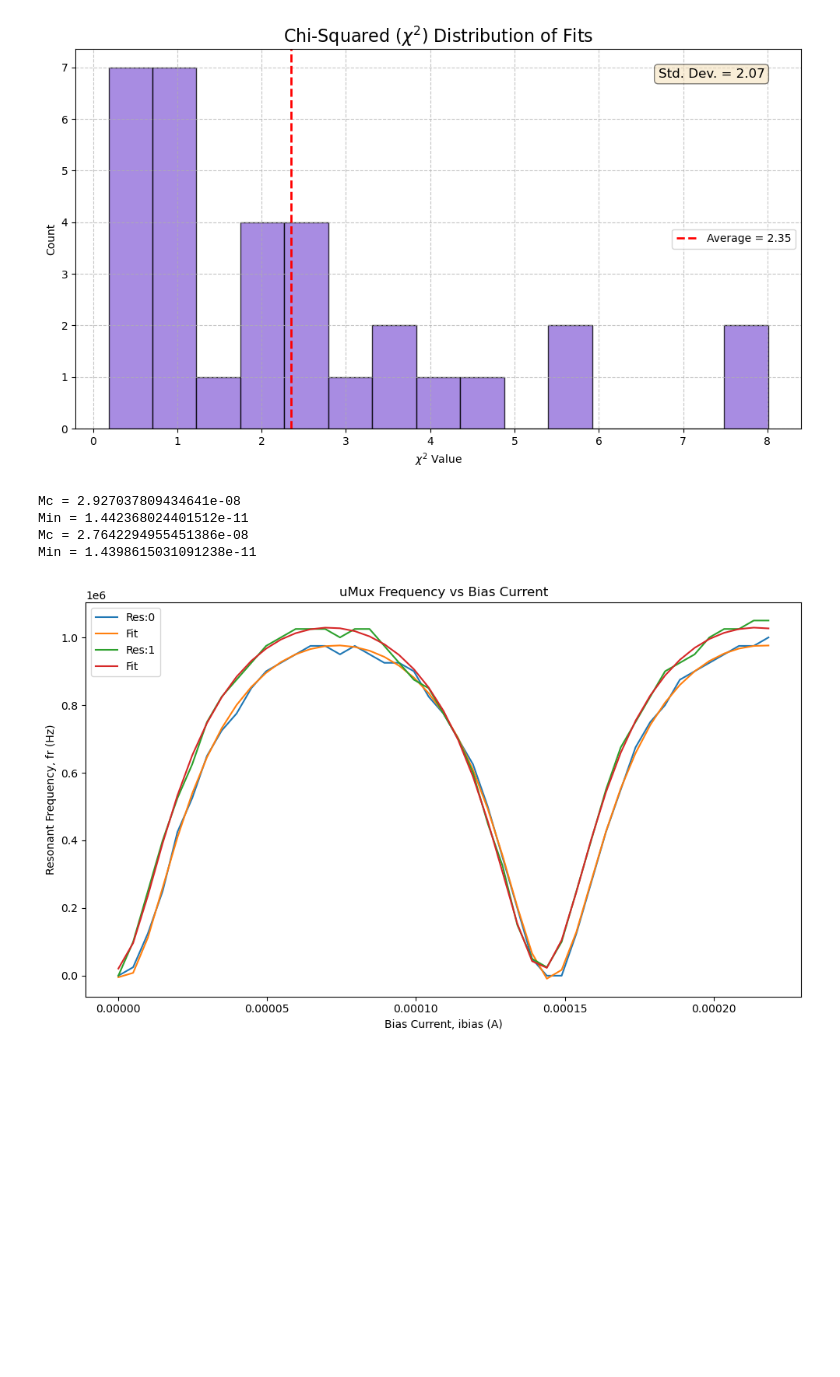
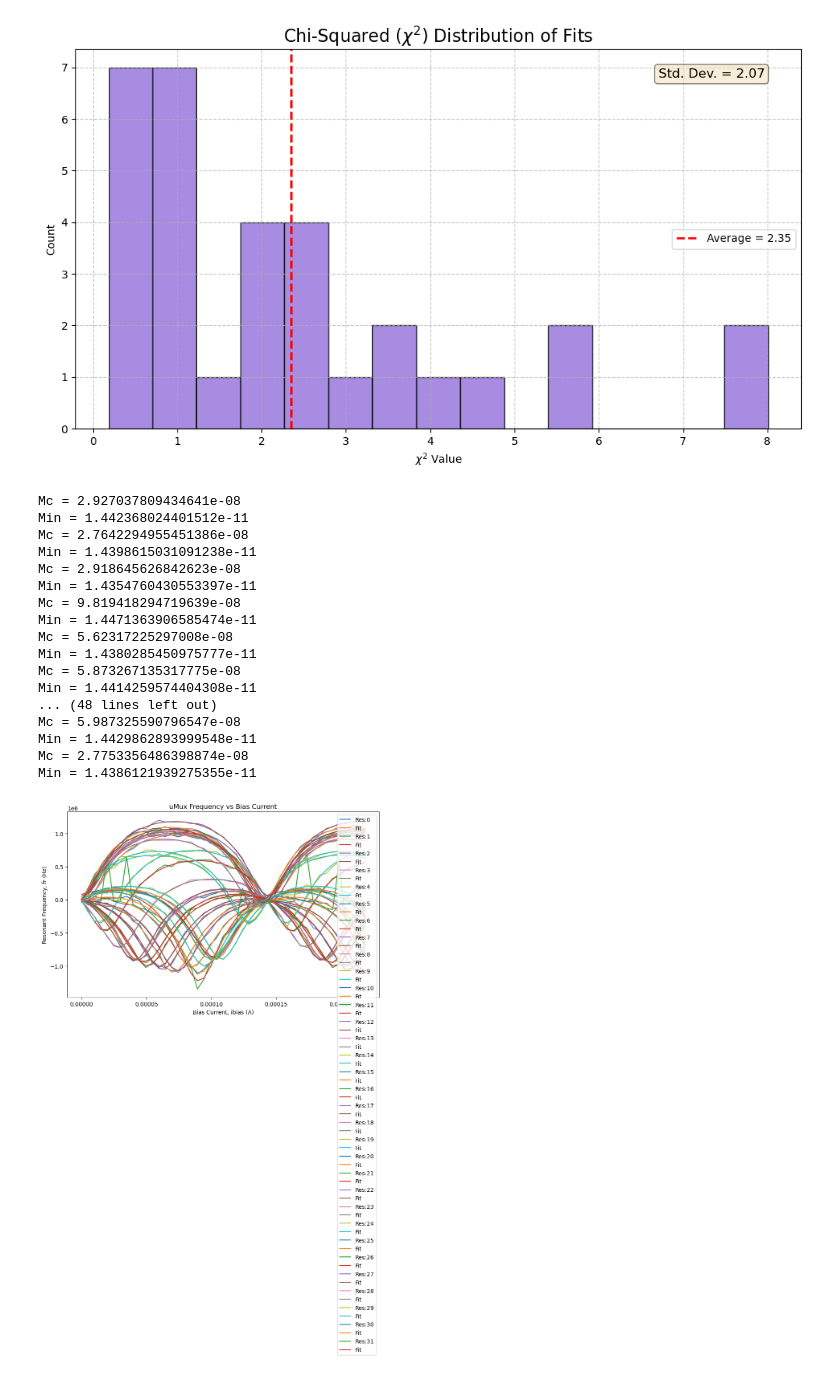
Before and after one commit to QTSF-Mines/Microwave-Multiplexing, a Jupyter notebook: resonator_fitting/NIST_resonators_Mines/NIST_umux.ipynb, the cells around one changed output. Drawn from its saved outputs; the diff is of its cells as text; code cells hidden in the pictures; blank space fills up the shorter version.

```diff
--- a/resonator_fitting/NIST_resonators_Mines/NIST_umux.ipynb
+++ b/resonator_fitting/NIST_resonators_Mines/NIST_umux.ipynb
@@ -140,46 +140,58 @@ dfs = frs - frs[:, 0:1]
 bad_resonator = 16
 
 I0fits = np.empty(0)
 Minfits = np.empty(0)
 Mcfits = np.empty(0)
 fbfits = np.empty(0)
 lambfits = np.empty(0)
 
 
-for i in range(2):
-    if(i!=16):
-        plt.plot(ibias, dfs[i] , label = "Res:"+str(i))
-        I0fit,Minfit,Mcfit,fbfit,lambfit = lf.fit_lambda(ibias, dfs[i])
-        I0fits = np.append(I0fits,I0fit)
-        Minfits = np.append(Minfits,Minfit)
-        Mcfits = np.append(Mcfits,Mcfit)
-        fbfits = np.append(fbfits,fbfit)
-        lambfits = np.append(lambfits,lambfit)
-        print("Mc =",Mcfit)
-        print("Min =",Minfit)
-        f0_fit = lf.f0_of_I(ibias,I0fit,Minfit,Mcfit,fbfit,lambfit)
-        plt.plot(ibias, f0_fit, label="Fit")
+for i in range(32):
+    plt.plot(ibias, dfs[i] , label = "Res:"+str(i))
+    I0fit,Minfit,Mcfit,fbfit,lambfit = lf.fit_lambda(ibias, dfs[i])
+    I0fits = np.append(I0fits,I0fit)
+    Minfits = np.append(Minfits,Minfit)
+    Mcfits = np.append(Mcfits,Mcfit)
+    fbfits = np.append(fbfits,fbfit)
+    lambfits = np.append(lambfits,lambfit)
+    print("Mc =",Mcfit)
+    print("Min =",Minfit)
+    f0_fit = lf.f0_of_I(ibias,I0fit,Minfit,Mcfit,fbfit,lambfit)
+    plt.plot(ibias, f0_fit, label="Fit")
 
 plt.legend()
 plt.tight_layout()
 plt.show()
 
 freqs = dfs
 
-np.savez('../../uMux_modeling/measured_flux_response.npz',
+np.savez('../../uMux_modeling/data/measured_flux_response.npz',
          ibias = ibias,
          freqs = freqs)
 
-np.savez('../../uMux_modeling/flux_response_params.npz',
+np.savez('../../uMux_modeling/data/flux_response_params.npz',
          ibias=ibias,
          I0fits=I0fits,
          Minfits=Minfits,
          Mcfits=Mcfits,
          fbfits=fbfits,
          lambfits=lambfits)
 # %% [output]
 Mc = 2.927037809434641e-08
 Min = 1.442368024401512e-11
 Mc = 2.7642294955451386e-08
 Min = 1.4398615031091238e-11
+Mc = 2.918645626842623e-08
+Min = 1.4354760430553397e-11
+Mc = 9.819418294719639e-08
+Min = 1.4471363906585474e-11
+Mc = 5.62317225297008e-08
+Min = 1.4380285450975777e-11
+Mc = 5.873267135317775e-08
+Min = 1.4414259574404308e-11
+... (48 lines left out)
+Mc = 5.987325590796547e-08
+Min = 1.4429862893999548e-11
+Mc = 2.7753356486398874e-08
+Min = 1.4386121939275355e-11
-[figure, old version]
+[figure, new version]
```
Also changed, not shown: 7 other files.
